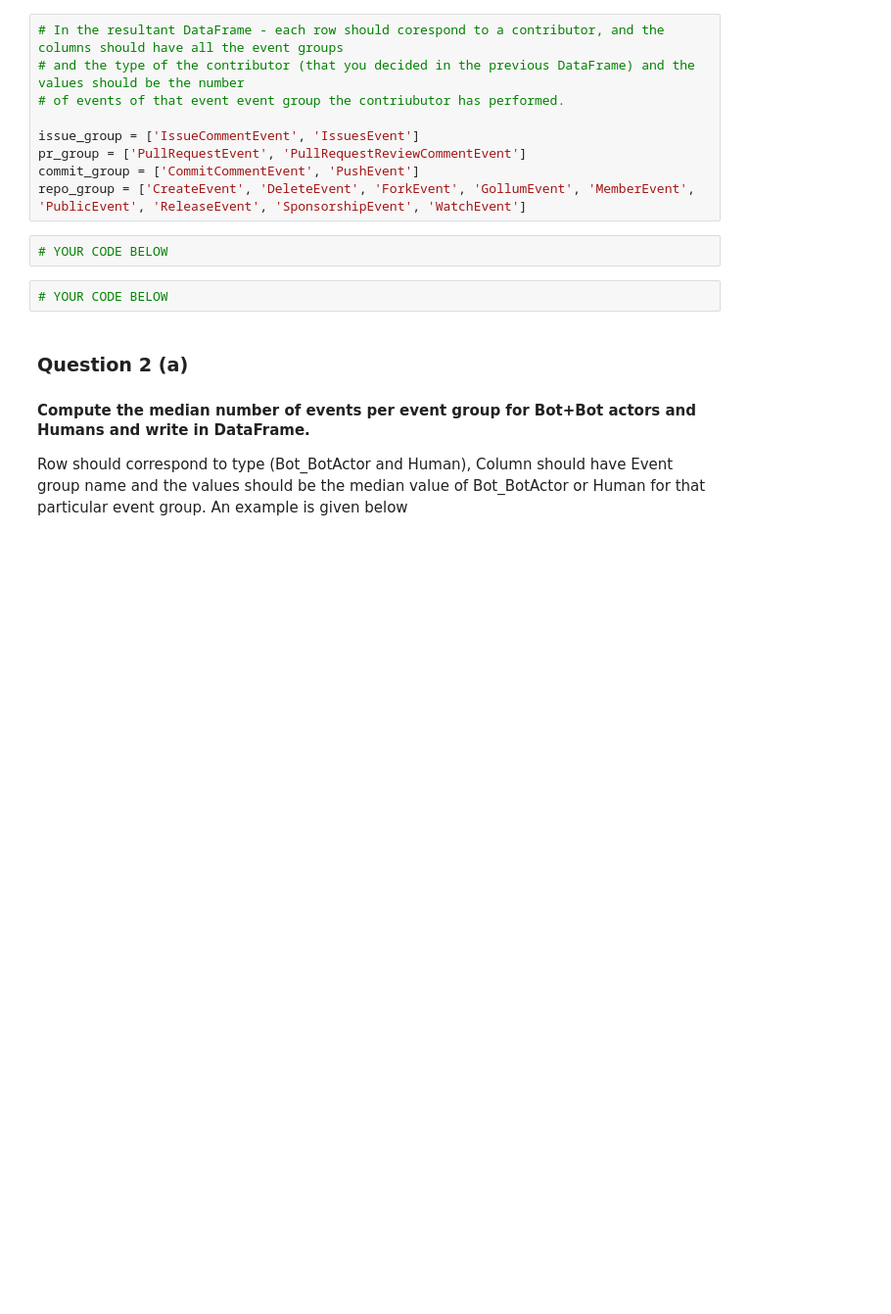
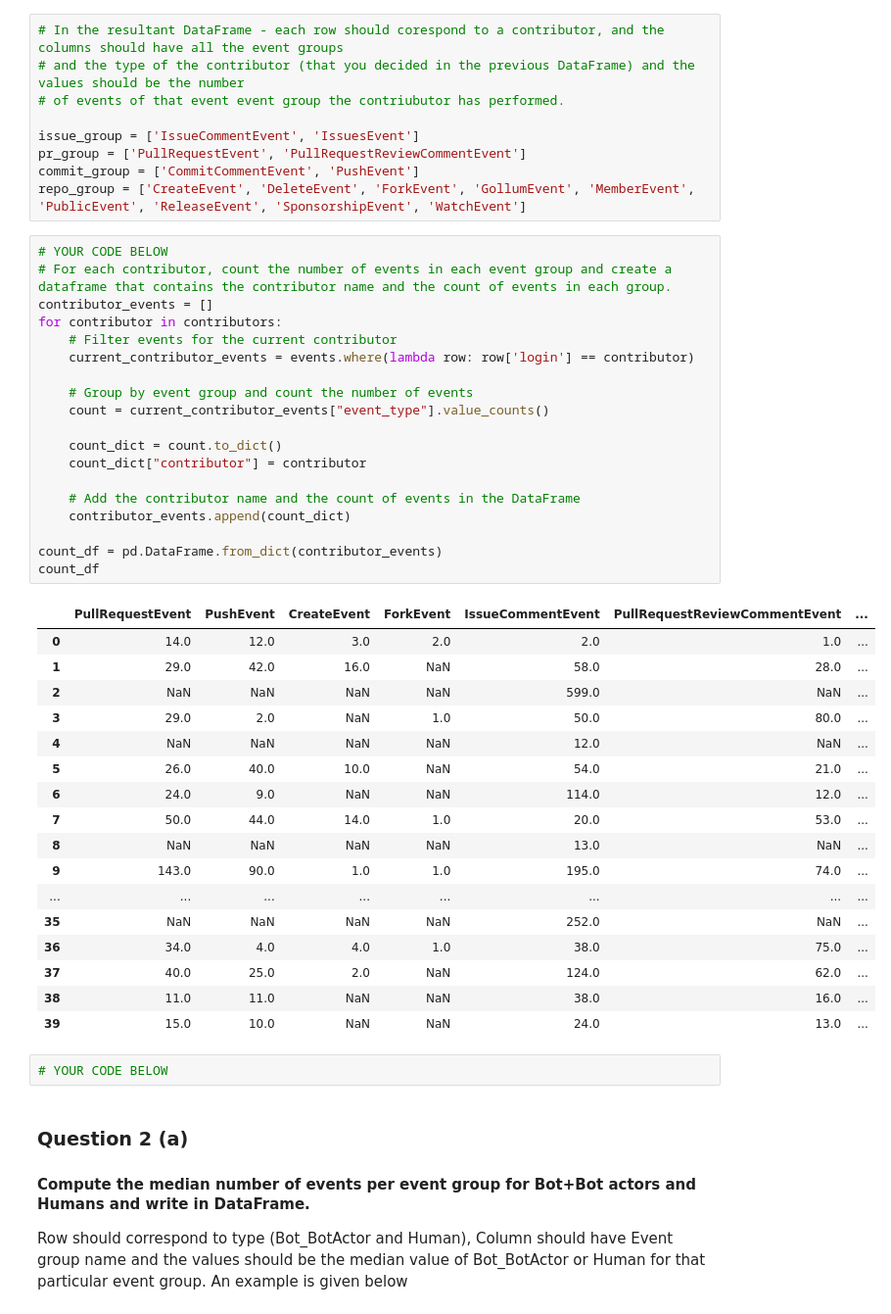
Before and after one commit to amanzio/Software_Evolution_TP_bots, a Jupyter notebook: TP_bots_template.ipynb, the cells around one changed output. Shown at 98% size. Saved outputs shown, nothing was run; the diff lists cells and outputs as text; blank space fills up the shorter version.

```diff
--- a/TP_bots_template.ipynb
+++ b/TP_bots_template.ipynb
@@ -484,6 +484,41 @@ commit_group = ['CommitCommentEvent', 'PushEvent']
 repo_group = ['CreateEvent', 'DeleteEvent', 'ForkEvent', 'GollumEvent', 'MemberEvent', 'PublicEvent', 'ReleaseEvent', 'SponsorshipEvent', 'WatchEvent']
 # %%
 # YOUR CODE BELOW
+# For each contributor, count the number of events in each event group and create a dataframe that contains the contributor name and the count of events in each group.
+contributor_events = []
+for contributor in contributors:
+    # Filter events for the current contributor
+    current_contributor_events = events.where(lambda row: row['login'] == contributor)
+
+    # Group by event group and count the number of events
+    count = current_contributor_events["event_type"].value_counts()
+
+    count_dict = count.to_dict()
+    count_dict["contributor"] = contributor
+
+    # Add the contributor name and the count of events in the DataFrame
+    contributor_events.append(count_dict)
+
+count_df = pd.DataFrame.from_dict(contributor_events)
+count_df
+# %% [output]
+|  | PullRequestEvent | PushEvent | CreateEvent | ForkEvent | IssueCommentEvent | PullRequestReviewCommentEvent | ... |
+| 0 | 14.0 | 12.0 | 3.0 | 2.0 | 2.0 | 1.0 | ... |
+| 1 | 29.0 | 42.0 | 16.0 | NaN | 58.0 | 28.0 | ... |
+| 2 | NaN | NaN | NaN | NaN | 599.0 | NaN | ... |
+| 3 | 29.0 | 2.0 | NaN | 1.0 | 50.0 | 80.0 | ... |
+| 4 | NaN | NaN | NaN | NaN | 12.0 | NaN | ... |
+| 5 | 26.0 | 40.0 | 10.0 | NaN | 54.0 | 21.0 | ... |
+| 6 | 24.0 | 9.0 | NaN | NaN | 114.0 | 12.0 | ... |
+| 7 | 50.0 | 44.0 | 14.0 | 1.0 | 20.0 | 53.0 | ... |
+| 8 | NaN | NaN | NaN | NaN | 13.0 | NaN | ... |
+| 9 | 143.0 | 90.0 | 1.0 | 1.0 | 195.0 | 74.0 | ... |
+| ... | ... | ... | ... | ... | ... | ... | ... |
+| 35 | NaN | NaN | NaN | NaN | 252.0 | NaN | ... |
+| 36 | 34.0 | 4.0 | 4.0 | 1.0 | 38.0 | 75.0 | ... |
+| 37 | 40.0 | 25.0 | 2.0 | NaN | 124.0 | 62.0 | ... |
+| 38 | 11.0 | 11.0 | NaN | NaN | 38.0 | 16.0 | ... |
+| 39 | 15.0 | 10.0 | NaN | NaN | 24.0 | 13.0 | ... |
 # %%
 # YOUR CODE BELOW
 # %% [markdown]
```
Also changed, not shown: parts of 1 cell of this notebook.
